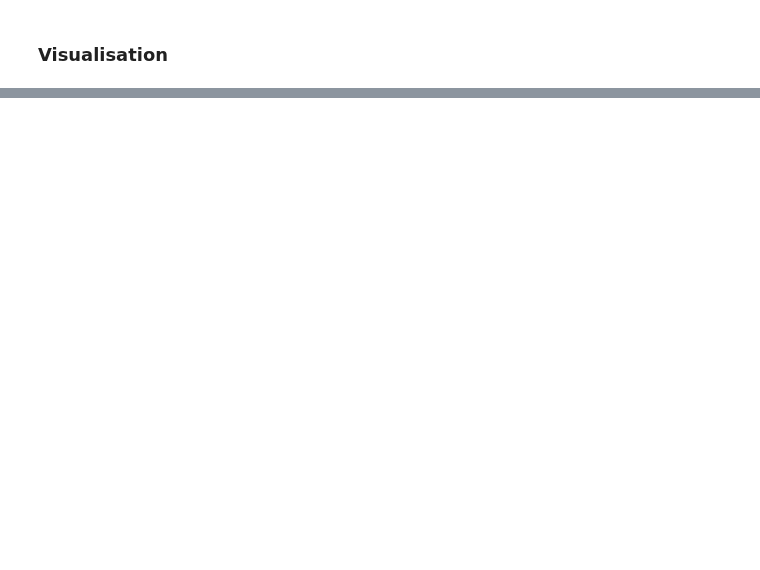
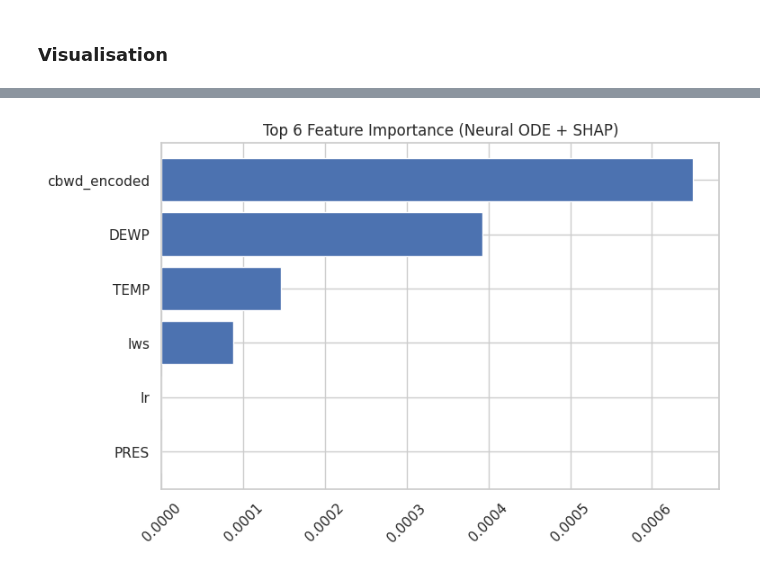
Before and after one commit to Murali47k/Neural-ODE-with-XAI, a Jupyter notebook: node_xai_beijing.ipynb, the cells around one changed output, grey strips where cells are left out. Saved outputs shown, nothing was run; the diff lists cells and outputs as text; code cells hidden in the pictures; blank space fills up the shorter version.

Commit message:
node_xai_beijing : Tested Neural ODE + XAI on Beijing 2.5pm dataset

```diff
--- a/node_xai.ipynb
+++ b/node_xai_beijing.ipynb
@@ -520,0 +558,42 @@ plt.show()
+# %%
+seq_len = X_test.shape[1]
+num_features = X_test.shape[2]
+
+def model_wrapper(x):
+    x = torch.tensor(x, dtype=torch.float32).to(device)
+
+    x = x.view(-1, seq_len, num_features)
+
+    with torch.no_grad():
+        out = model(x)
+
+    return out.cpu().numpy().reshape(-1)
+# %%
+import shap
+
+X_shap = X_test[:30].cpu().numpy().reshape(30, -1)
+
+explainer = shap.KernelExplainer(model_wrapper, X_shap)
+shap_values = explainer.shap_values(X_shap)
+# %%
+shap_values = np.array(shap_values)
+
+shap_values = shap_values.reshape(-1, seq_len, num_features)
+# %%
+feature_importance = np.abs(shap_values).mean(axis=1)  # avg over time
+
+final_importance = feature_importance.mean(axis=0)
+# %%
+import matplotlib.pyplot as plt
+import numpy as np
+
+# get top 6
+top_idx = np.argsort(final_importance)[-6:]
+
+plt.figure(figsize=(8,5))
+plt.barh(np.array(top_features)[top_idx], final_importance[top_idx])
+plt.xticks(rotation=45)
+plt.title("Top 6 Feature Importance (Neural ODE + SHAP)")
+plt.show()
+# %% [output]
+[figure, added]
```
Also changed, not shown: parts of 10 cells of this notebook.
